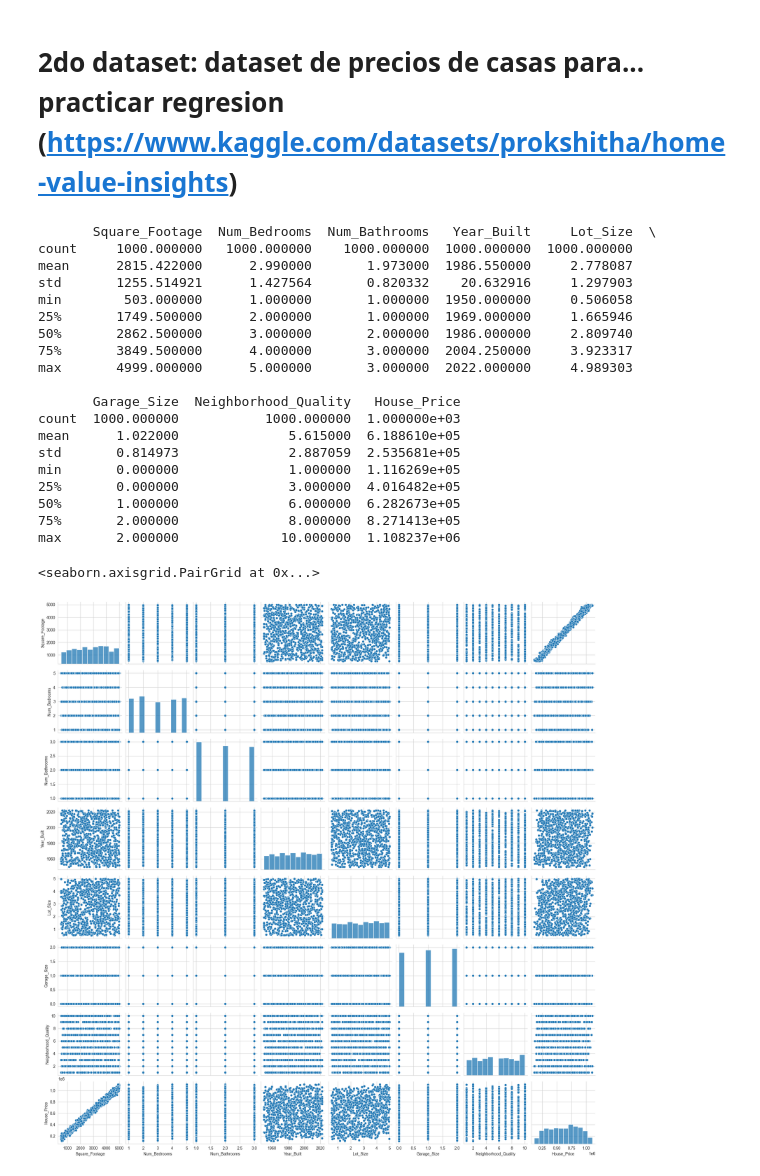
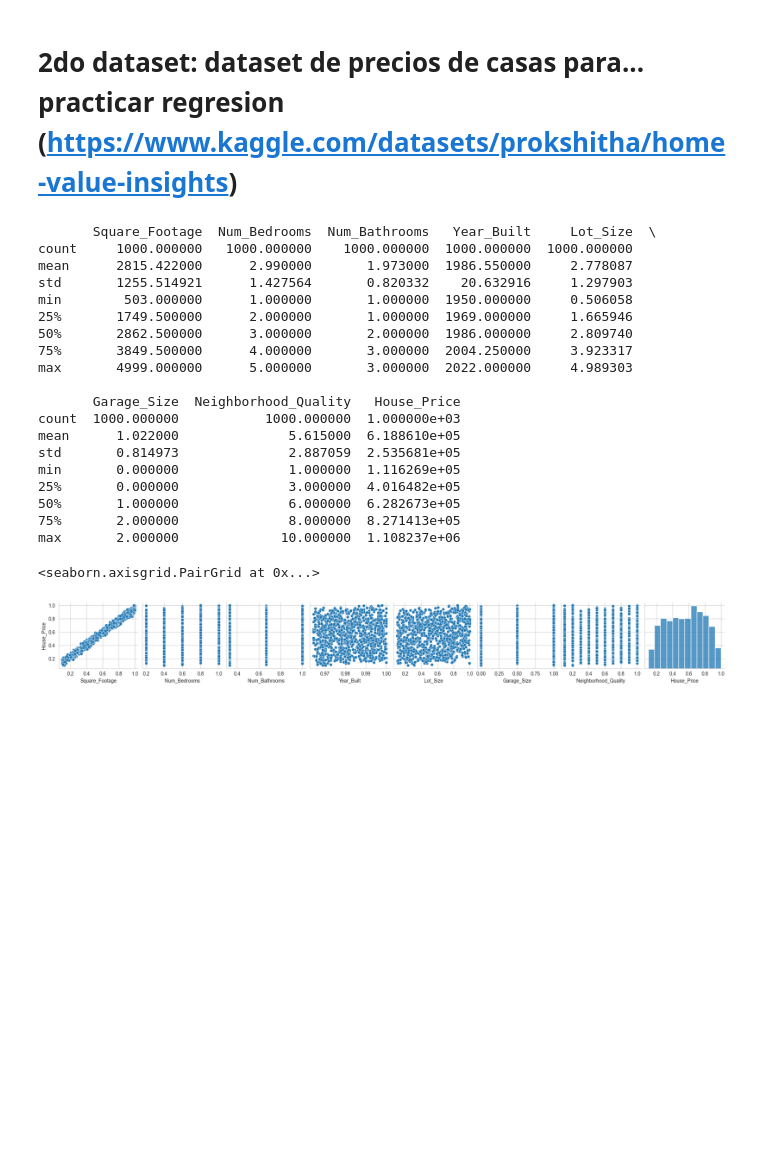
Before and after one commit to tamigr1757/ProyectoPythonRegresionMultiple, a Jupyter notebook: Proyecto 2 notebook.ipynb, the cells around one changed output. Drawn from its saved outputs; the diff is of its cells as text; code cells hidden in the pictures; blank space fills up the shorter version.

```diff
--- a/Proyecto 2 notebook.ipynb
+++ b/Proyecto 2 notebook.ipynb
@@ -11,7 +11,6 @@ import seaborn as sb
 # %%
 #leyendo el dataset y haciendo un preprocesamiento simple
 data1 = pd.read_csv("datasets/housing.csv")
-print(data1.describe())
 
 #quitando columnas vacias
 data1.dropna(inplace=True)
@@ -22,7 +21,13 @@ pd.set_option("future.no_silent_downcasting", True)
 #transformando los valores categoricos de ocean_proximity (proximidad al oceano) a numericos
 data1["ocean_proximity"] = data1["ocean_proximity"].replace(["ISLAND","NEAR OCEAN","NEAR BAY","<1H OCEAN","INLAND"],[1,2,3,4,5])
 
+#normalizando variables
+for column in data1.columns:
+    data1[column] = data1[column]/abs(data1[column].max())
+
+print(data1.describe())
+
 #haciendo pairplot para ver la relacion entre variables
-sb.pairplot(data1)
+sb.pairplot(data1,x_vars=data1.columns,y_vars=["median_house_value"])
 # %% [output]
           longitude      latitude  housing_median_age   total_rooms  \
@@ -106,31 +153,35 @@ sb.lineplot(x=np.arange(1,max(trainY)),y=np.arange(1,max(trainY)),color=(1,0,0))
 # %%
 #leyendo el dataset
 data2 = pd.read_csv("datasets/house_price_regression_dataset.csv")
 print(data2.describe())
 
+#normalizando variables
+for column in data2.columns:
+    data2[column] = data2[column]/abs(data2[column].max())
+
 #viendo la relacion entre variables con un pairplot
-sb.pairplot(data2)
+sb.pairplot(data2,x_vars=data2.columns,y_vars=["House_Price"])
 # %% [output]
        Square_Footage  Num_Bedrooms  Num_Bathrooms   Year_Built     Lot_Size  \
 count     1000.000000   1000.000000    1000.000000  1000.000000  1000.000000
 mean      2815.422000      2.990000       1.973000  1986.550000     2.778087
 std       1255.514921      1.427564       0.820332    20.632916     1.297903
 min        503.000000      1.000000       1.000000  1950.000000     0.506058
 25%       1749.500000      2.000000       1.000000  1969.000000     1.665946
 50%       2862.500000      3.000000       2.000000  1986.000000     2.809740
 75%       3849.500000      4.000000       3.000000  2004.250000     3.923317
 max       4999.000000      5.000000       3.000000  2022.000000     4.989303
 
        Garage_Size  Neighborhood_Quality   House_Price
 count  1000.000000           1000.000000  1.000000e+03
 mean      1.022000              5.615000  6.188610e+05
 std       0.814973              2.887059  2.535681e+05
 min       0.000000              1.000000  1.116269e+05
 25%       0.000000              3.000000  4.016482e+05
 50%       1.000000              6.000000  6.282673e+05
 75%       2.000000              8.000000  8.271413e+05
 max       2.000000             10.000000  1.108237e+06
 <seaborn.axisgrid.PairGrid at 0x...>
-[figure, old version]
+[figure, new version]
 # %%
 #haciendo entrenamiento de un modelo primero con todas las variables
```
Also changed, not shown: parts of 7 cells of this notebook.
